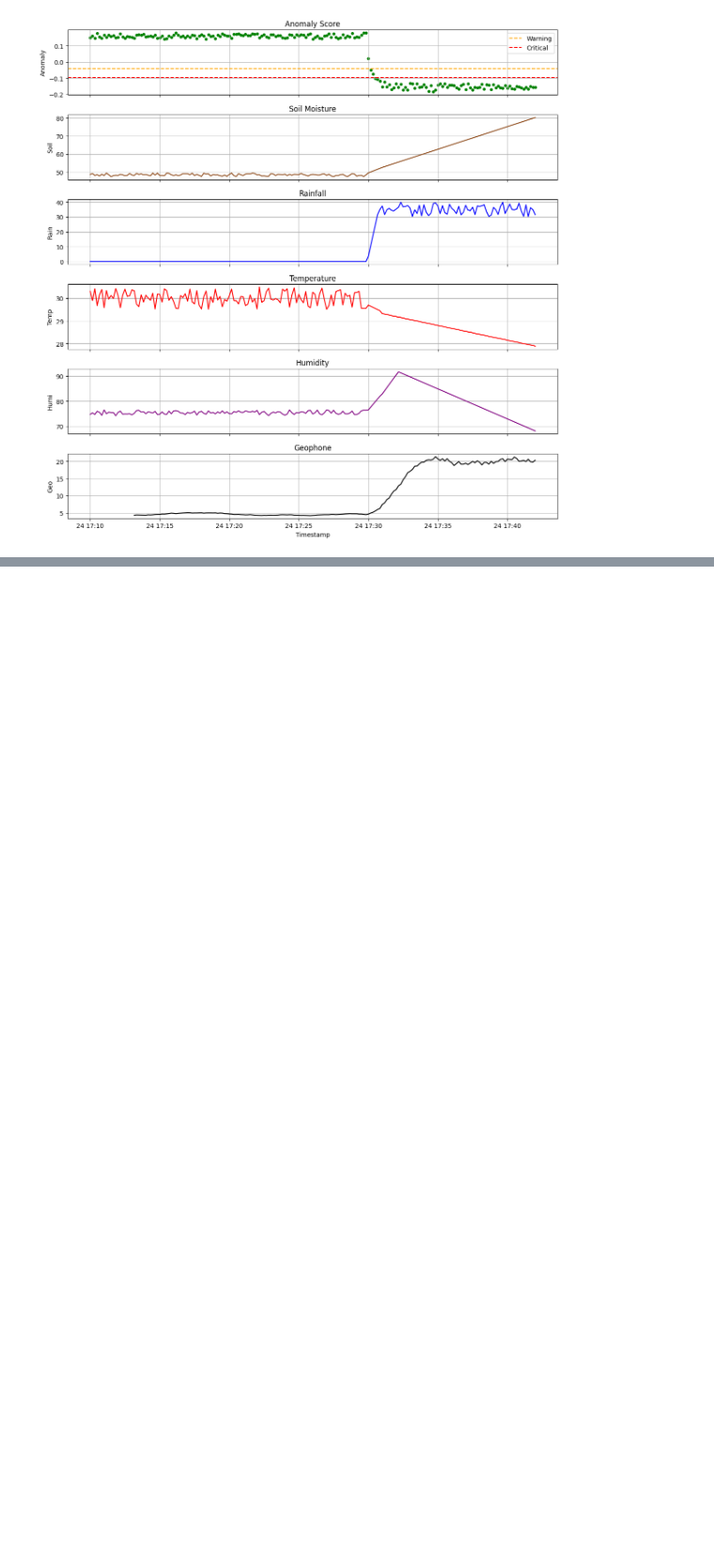
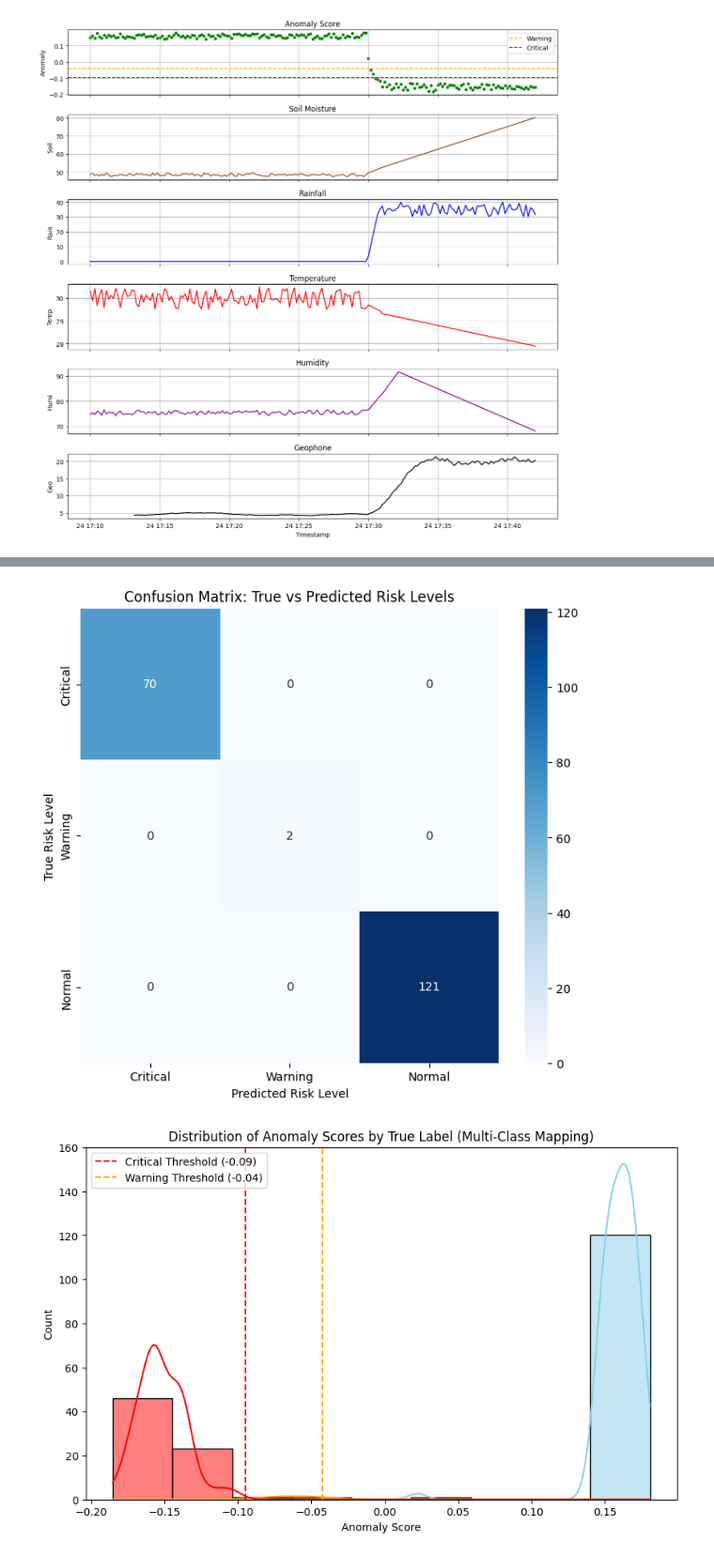
Before and after one commit to Ahmadaduwa/Landslide, a Jupyter notebook: models/IsalationForest/Isolation_Forest_Validate2.ipynb, the cells around one changed output, grey strips where cells are left out. Shown at 94% size. Saved outputs shown, nothing was run; the diff lists cells and outputs as text; code cells hidden in the pictures; blank space fills up the shorter version.

```diff
--- a/models/IsalationForest/Isolation_Forest_Validate2.ipynb
+++ b/models/IsalationForest/Isolation_Forest_Validate2.ipynb
@@ -344,0 +459,39 @@ plt.show()
+# %%
+# Visualize Confusion Matrix for multi-class
+plt.figure(figsize=(8, 7))
+sns.heatmap(cm_multi, annot=True, fmt='d', cmap='Blues',
+            xticklabels=label_order,
+            yticklabels=label_order)
+plt.title('Confusion Matrix: True vs Predicted Risk Levels')
+plt.xlabel('Predicted Risk Level')
+plt.ylabel('True Risk Level')
+plt.show()
+
+# Visualize Anomaly Score Distribution by True Label (re-using previous plot logic)
+plt.figure(figsize=(10, 6))
+sns.histplot(df_val, x='anomaly_score', hue='true_label_mapped_multi', kde=True,
+             palette={'Normal': 'skyblue', 'Critical': 'red', 'Warning': 'orange'}, # Adjust palette for new labels
+             hue_order=label_order) # Ensure consistent order
+plt.title('Distribution of Anomaly Scores by True Label (Multi-Class Mapping)')
+plt.xlabel('Anomaly Score')
+plt.ylabel('Count')
+plt.axvline(x=crit_thresh, color='red', linestyle='--', label=f'Critical Threshold ({crit_thresh:.2f})')
+plt.axvline(x=warn_thresh, color='orange', linestyle='--', label=f'Warning Threshold ({warn_thresh:.2f})')
+plt.legend()
+plt.show()
+
+# Visualize Anomaly Score Distribution by Predicted Risk (already good)
+plt.figure(figsize=(10, 6))
+sns.histplot(df_val, x='anomaly_score', hue='predicted_risk', kde=True,
+             palette={'Normal': 'lightgreen', 'Warning': 'gold', 'Critical': 'red'},
+             hue_order=label_order) # Use the same order for consistency
+plt.title('Distribution of Anomaly Scores by Predicted Risk Level')
+plt.xlabel('Anomaly Score')
+plt.ylabel('Count')
+plt.axvline(x=crit_thresh, color='red', linestyle='--', label=f'Critical Threshold ({crit_thresh:.2f})')
+plt.axvline(x=warn_thresh, color='orange', linestyle='--', label=f'Warning Threshold ({warn_thresh:.2f})')
+plt.legend()
+plt.show()
+# %% [output]
+[figure, added]
+[figure, added]
```
Also changed, not shown: parts of 8 cells of this notebook, 4 other files.
